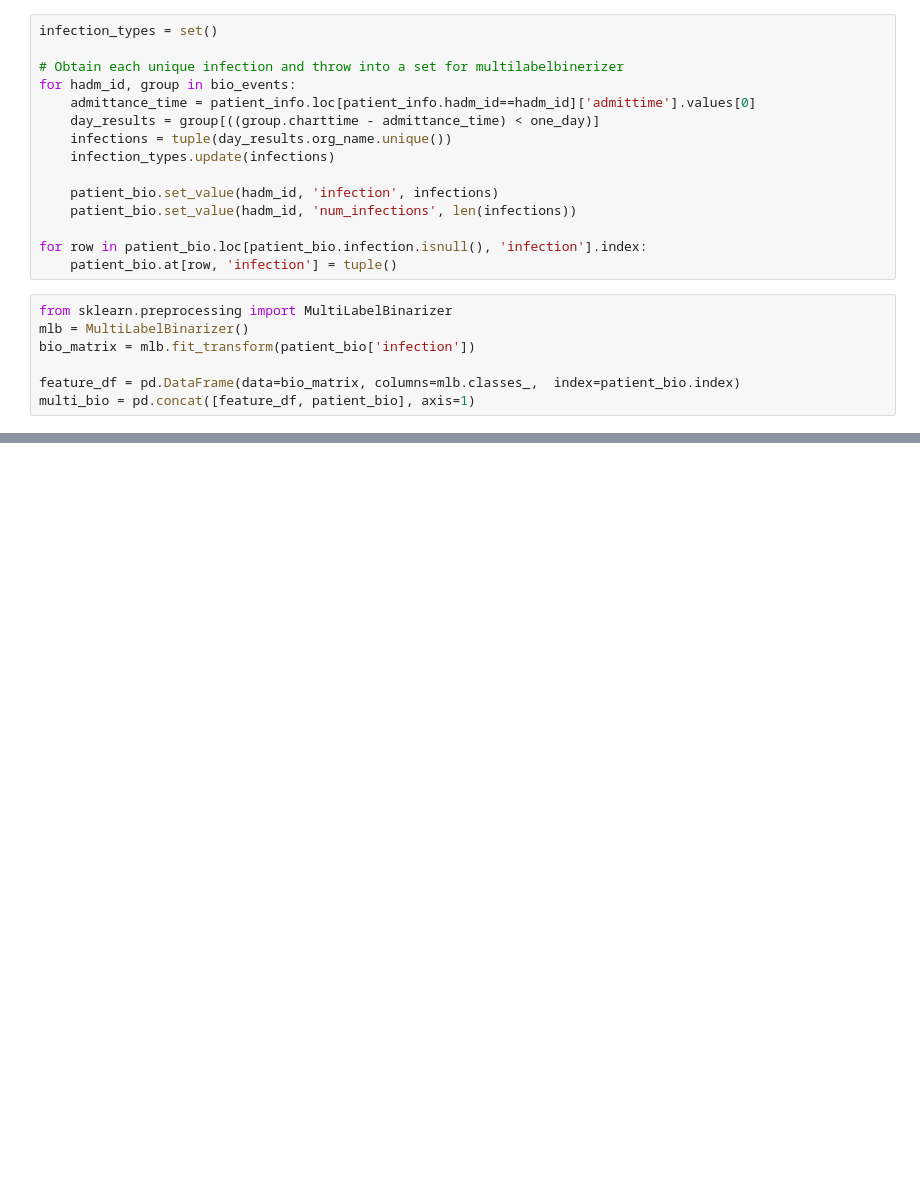
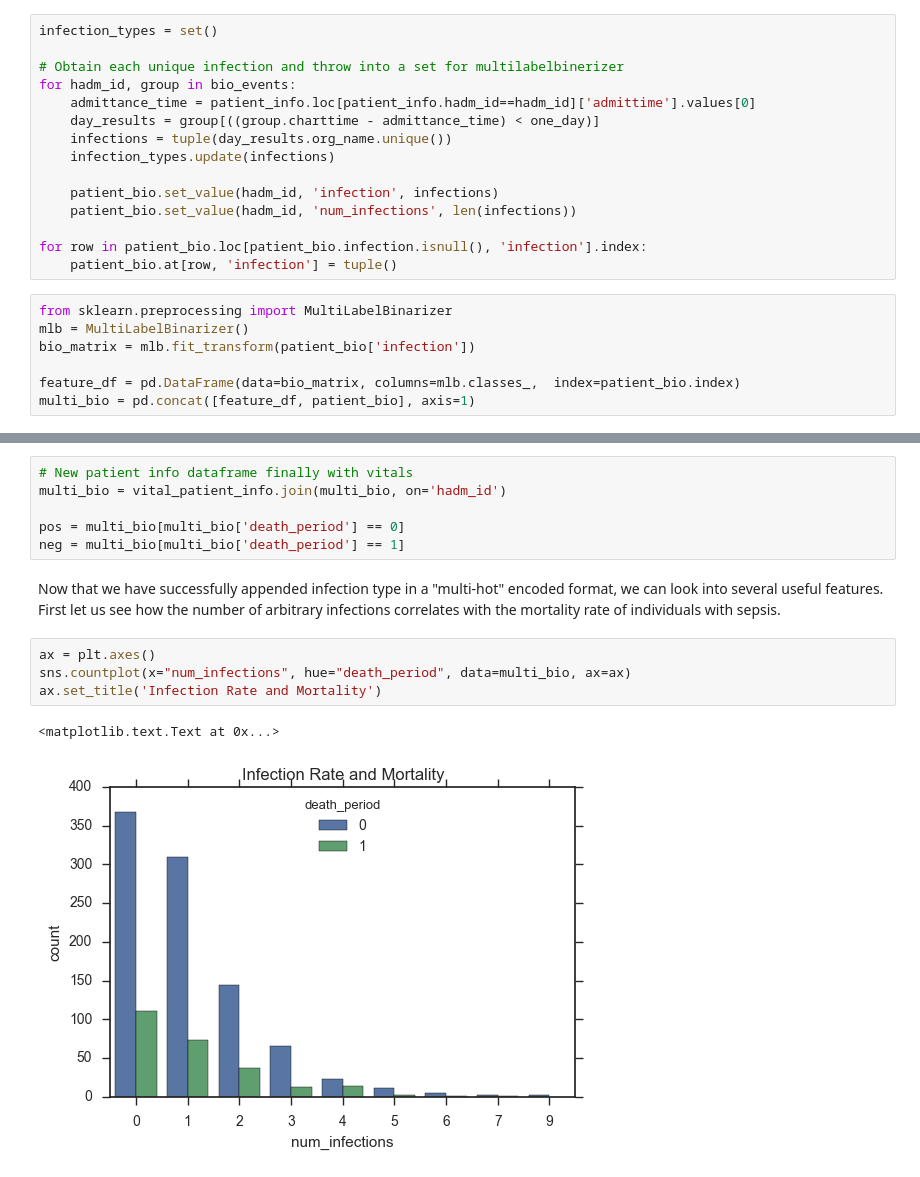
Before and after one commit to j-crowe/ICU_Survival_ML_Model_Comparison, a Jupyter notebook: Septic Feature Probe.ipynb, the cells around one changed output, grey strips where cells are left out. Drawn from its saved outputs; the diff is of its cells as text; blank space fills up the shorter version.

Commit message:
refine data

```diff
--- a/Septic Feature Probe.ipynb
+++ b/Septic Feature Probe.ipynb
@@ -467,0 +466,15 @@ ValueError: labels ['infection'] not contained in axis
+# %%
+# New patient info dataframe finally with vitals
+multi_bio = vital_patient_info.join(multi_bio, on='hadm_id')
+
+pos = multi_bio[multi_bio['death_period'] == 0]
+neg = multi_bio[multi_bio['death_period'] == 1]
+# %% [markdown]
+Now that we have successfully appended infection type in a "multi-hot" encoded format, we can look into several useful features. First let us see how the number of arbitrary infections correlates with the mortality rate of individuals with sepsis.
+# %%
+ax = plt.axes()
+sns.countplot(x="num_infections", hue="death_period", data=multi_bio, ax=ax)
+ax.set_title('Infection Rate and Mortality')
+# %% [output]
+<matplotlib.text.Text at 0x...>
+[figure, added]
```
Also changed, not shown: parts of 8 cells of this notebook.
